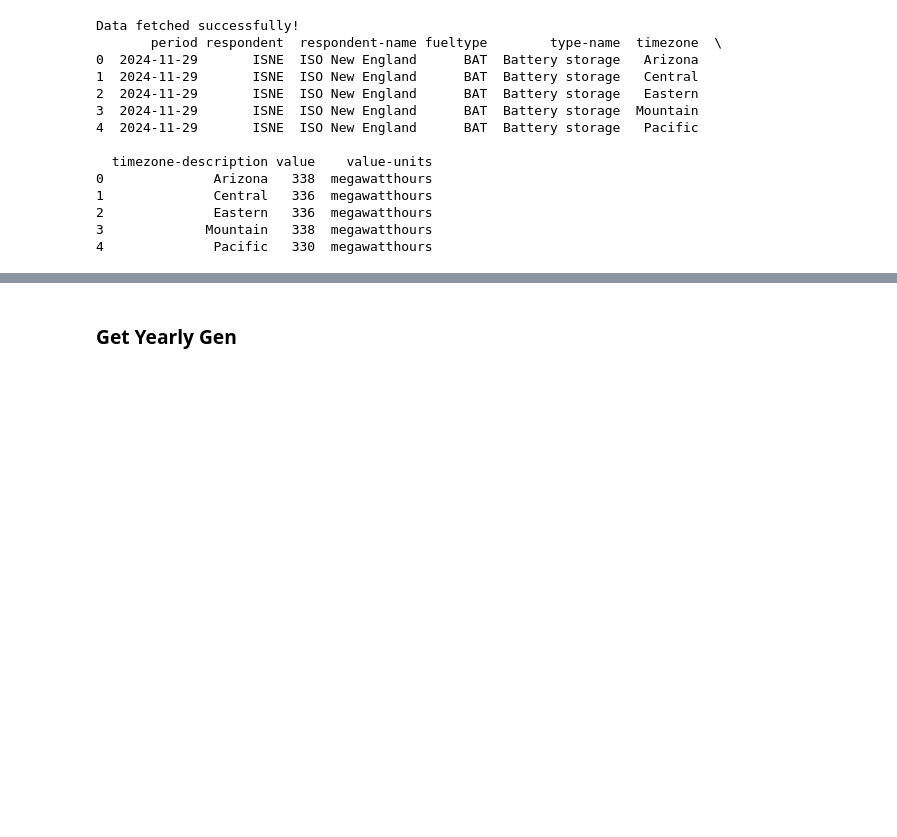
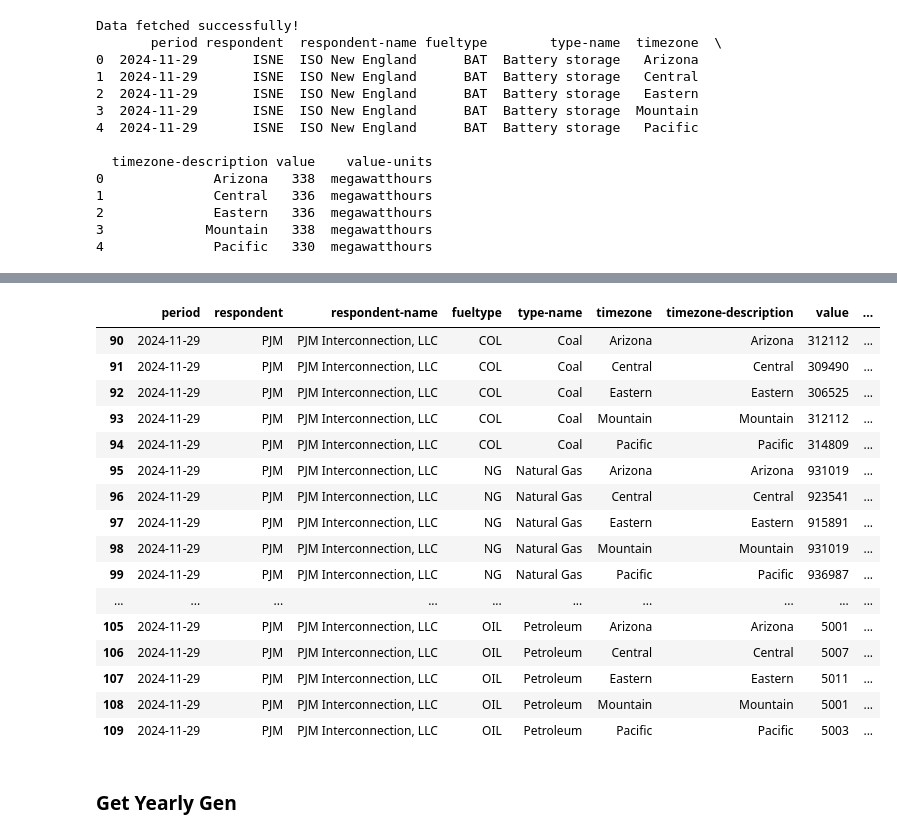
Before and after one commit to AlexChild89/RGGI_capacity_data, a Jupyter notebook: eia_canadian_flows.ipynb, the cells around one changed output, grey strips where cells are left out. Saved outputs shown, nothing was run; the diff lists cells and outputs as text; code cells hidden in the pictures; blank space fills up the shorter version.

```diff
--- a/eia_canadian_flows.ipynb
+++ b/eia_canadian_flows.ipynb
@@ -312,3 +296,23 @@ all_gen_data
+# %%
+all_gen_data.query('respondent=="PJM"').head(20)
+# %% [output]
+|  | period | respondent | respondent-name | fueltype | type-name | timezone | timezone-description | value | ... |
+| 90 | 2024-11-29 | PJM | PJM Interconnection, LLC | COL | Coal | Arizona | Arizona | 312112 | ... |
+| 91 | 2024-11-29 | PJM | PJM Interconnection, LLC | COL | Coal | Central | Central | 309490 | ... |
+| 92 | 2024-11-29 | PJM | PJM Interconnection, LLC | COL | Coal | Eastern | Eastern | 306525 | ... |
+| 93 | 2024-11-29 | PJM | PJM Interconnection, LLC | COL | Coal | Mountain | Mountain | 312112 | ... |
+| 94 | 2024-11-29 | PJM | PJM Interconnection, LLC | COL | Coal | Pacific | Pacific | 314809 | ... |
+| 95 | 2024-11-29 | PJM | PJM Interconnection, LLC | NG | Natural Gas | Arizona | Arizona | 931019 | ... |
+| 96 | 2024-11-29 | PJM | PJM Interconnection, LLC | NG | Natural Gas | Central | Central | 923541 | ... |
+| 97 | 2024-11-29 | PJM | PJM Interconnection, LLC | NG | Natural Gas | Eastern | Eastern | 915891 | ... |
+| 98 | 2024-11-29 | PJM | PJM Interconnection, LLC | NG | Natural Gas | Mountain | Mountain | 931019 | ... |
+| 99 | 2024-11-29 | PJM | PJM Interconnection, LLC | NG | Natural Gas | Pacific | Pacific | 936987 | ... |
+| ... | ... | ... | ... | ... | ... | ... | ... | ... | ... |
+| 105 | 2024-11-29 | PJM | PJM Interconnection, LLC | OIL | Petroleum | Arizona | Arizona | 5001 | ... |
+| 106 | 2024-11-29 | PJM | PJM Interconnection, LLC | OIL | Petroleum | Central | Central | 5007 | ... |
+| 107 | 2024-11-29 | PJM | PJM Interconnection, LLC | OIL | Petroleum | Eastern | Eastern | 5011 | ... |
+| 108 | 2024-11-29 | PJM | PJM Interconnection, LLC | OIL | Petroleum | Mountain | Mountain | 5001 | ... |
+| 109 | 2024-11-29 | PJM | PJM Interconnection, LLC | OIL | Petroleum | Pacific | Pacific | 5003 | ... |
 # %% [markdown]
 ### Get Yearly Gen
 # %%
```
Also changed, not shown: parts of 3 cells of this notebook, 8 other files.
